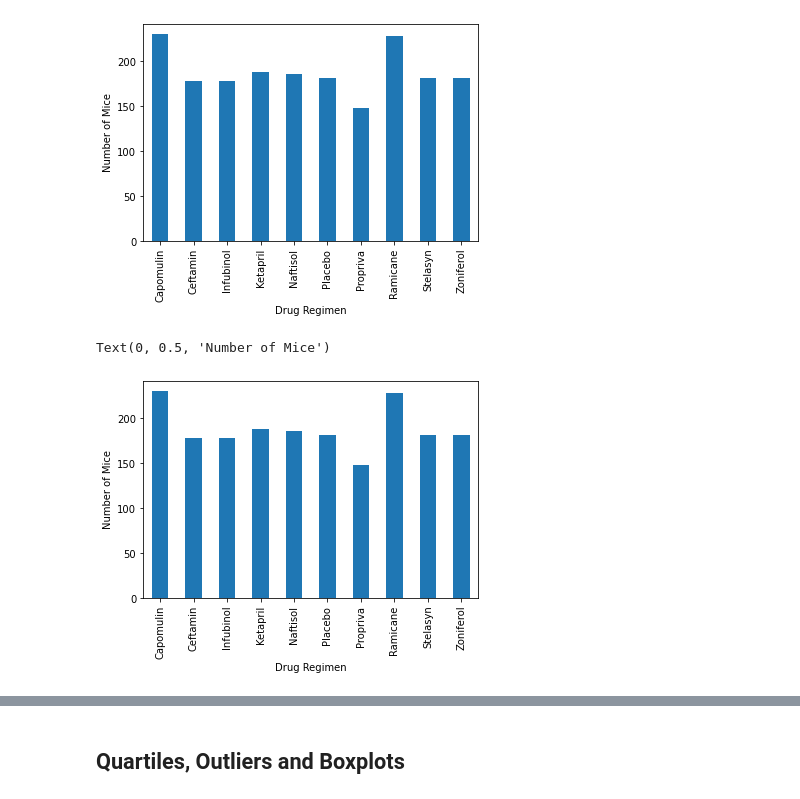
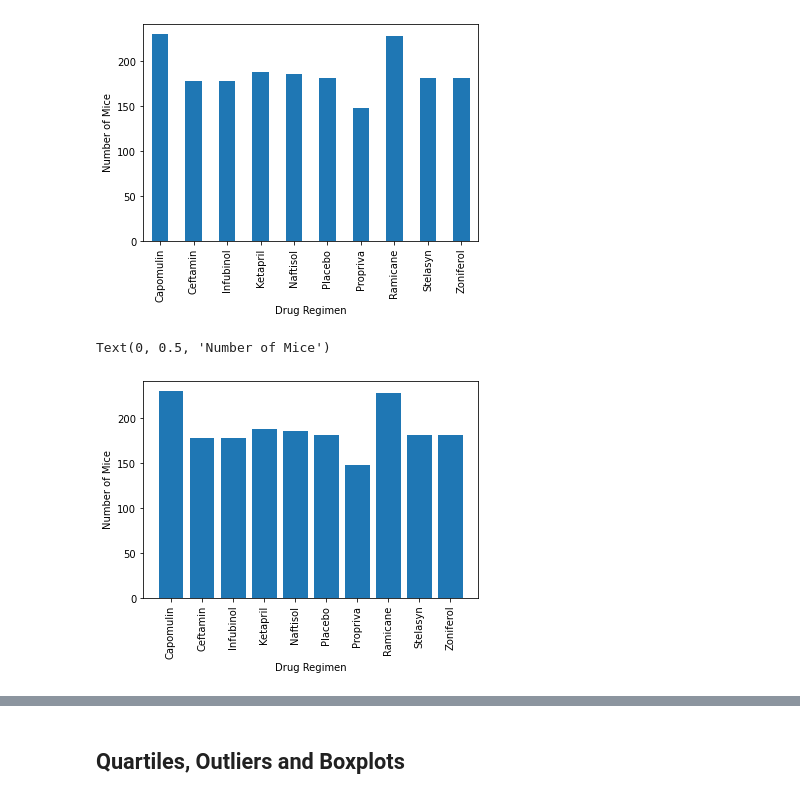
Before and after one commit to TPhillips27/Matplotlib-homework, a Jupyter notebook: Instructions/Pymaceuticals/pymaceuticals_starter.ipynb, the cells around one changed output, grey strips where cells are left out. Drawn from its saved outputs; the diff is of its cells as text; code cells hidden in the pictures.

```diff
--- a/Instructions/Pymaceuticals/pymaceuticals_starter.ipynb
+++ b/Instructions/Pymaceuticals/pymaceuticals_starter.ipynb
@@ -124,11 +131,13 @@ Text(0, 0.5, 'Number of Mice')
 # %%
 # Generate a bar plot showing the total number of mice for each treatment throughout the course of the study using pyplot.
 mice_num = clean_combined_df.groupby(['Drug Regimen']).count()['Mouse ID']
 mice_num
-
-bar_plot = mice_num.plot.bar()
+x_axis = mice_num.index.values
+y_axis = mice_num.values
+bar_plot = plt.bar(x_axis, y_axis)
+plt.xticks(rotation=90)
 plt.xlabel("Drug Regimen")
 plt.ylabel("Number of Mice")
 # %% [output]
 Text(0, 0.5, 'Number of Mice')
-[figure, old version]
+[figure, new version]
```
Also changed, not shown: parts of 4 cells of this notebook.
